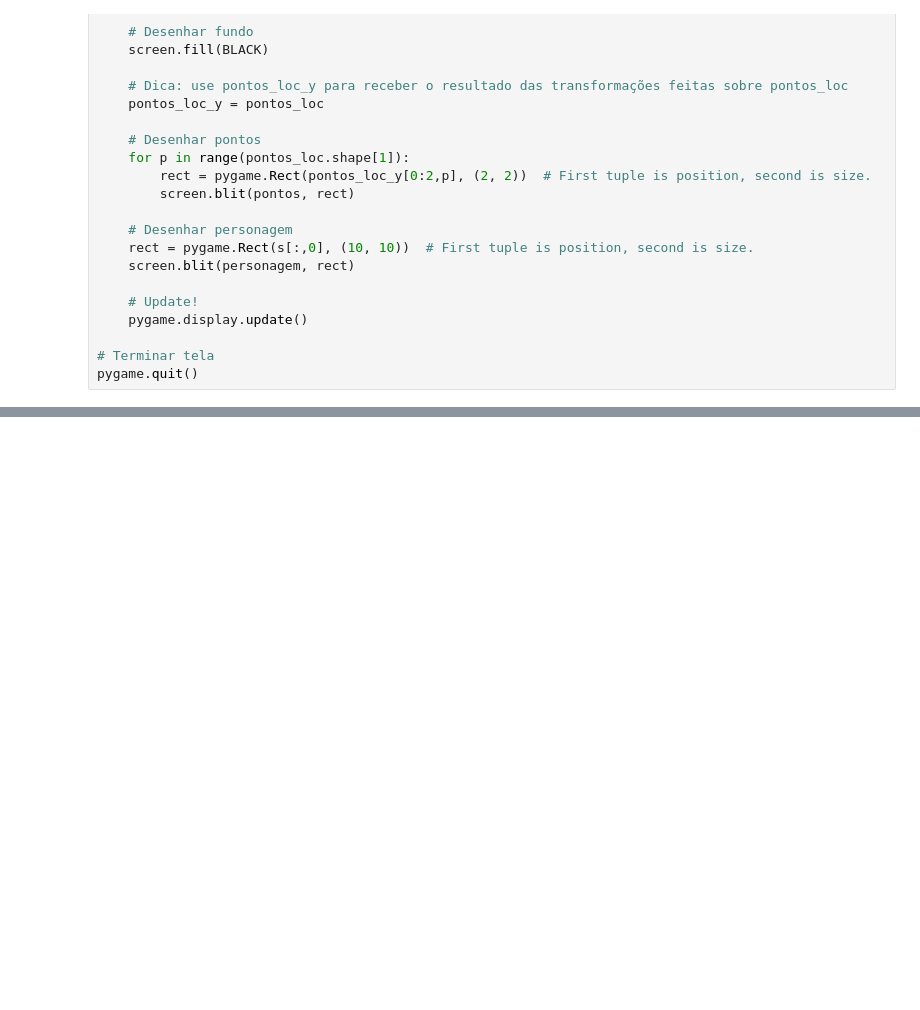
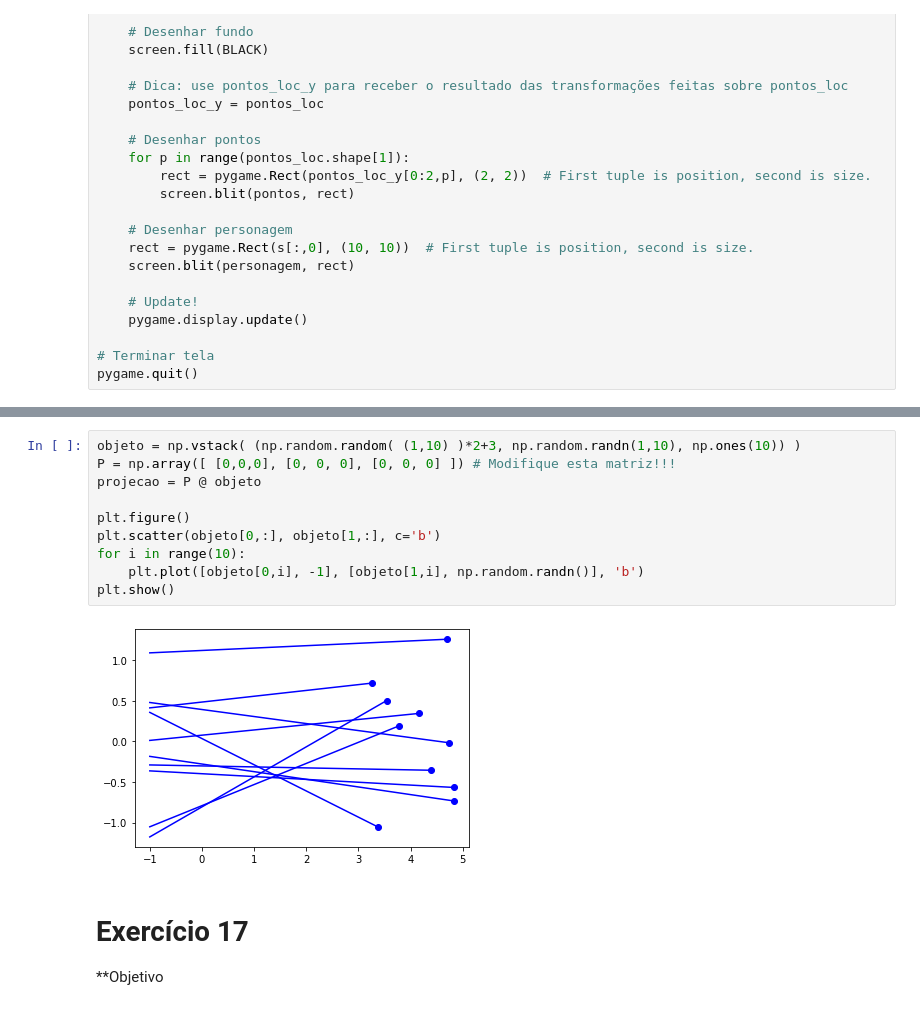
Before and after one commit to tiagoft/alglin, a Jupyter notebook: notebooks/04-bases.ipynb, the cells around one changed output, grey strips where cells are left out. Cells and saved outputs as stored; diff of their text form; blank space fills up the shorter version.

```diff
--- a/notebooks/04-bases.ipynb
+++ b/notebooks/04-bases.ipynb
@@ -636,0 +724,15 @@ print( W@objetos_teste)
+# %%
+objeto = np.vstack( (np.random.random( (1,10) )*2+3, np.random.randn(1,10), np.ones(10)) )
+P = np.array([ [0,0,0], [0, 0, 0], [0, 0, 0] ]) # Modifique esta matriz!!!
+projecao = P @ objeto
+
+plt.figure()
+plt.scatter(objeto[0,:], objeto[1,:], c='b')
+for i in range(10):
+    plt.plot([objeto[0,i], -1], [objeto[1,i], np.random.randn()], 'b')
+plt.show()
+# %% [output]
+[figure, added]
+# %% [markdown]
+# Exercício 17
+**Objetivo
```
Also changed, not shown: parts of 9 cells of this notebook, 7 other files.
